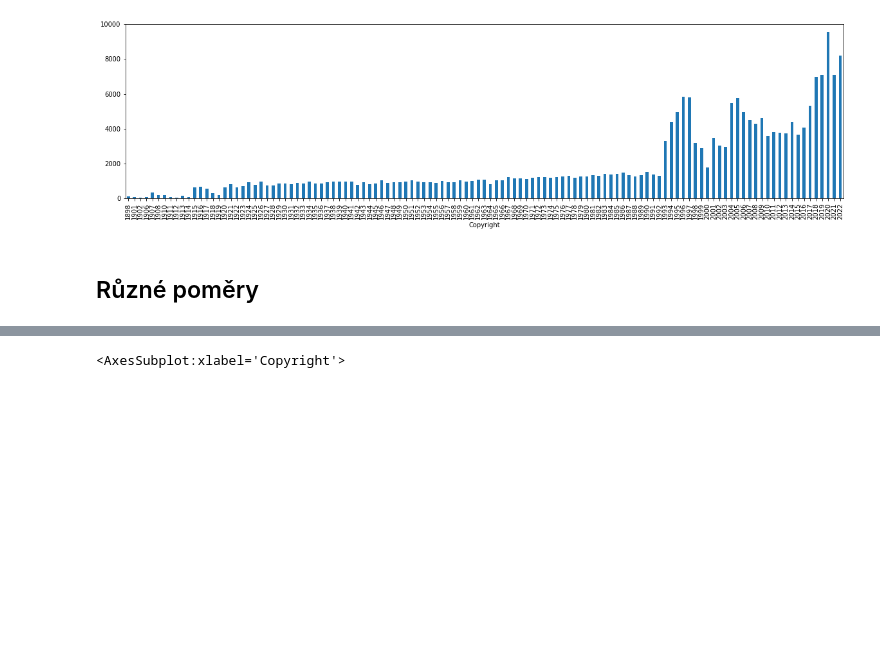
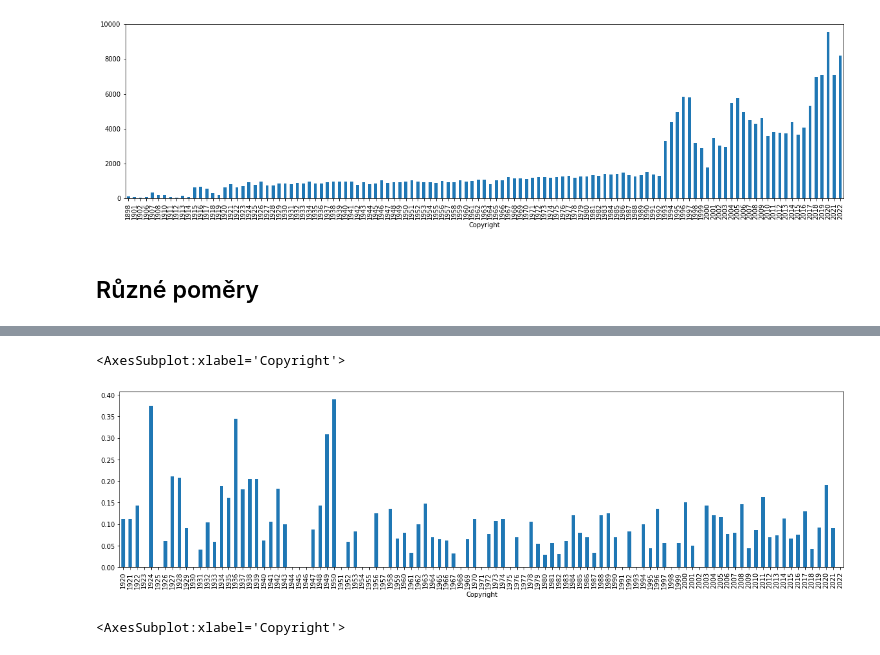
Before and after one commit to DataRozhlas/filmovy-prehled, a Jupyter notebook: 103 explorace obsahů a anotací.ipynb, the cells around one changed output, grey strips where cells are left out. Cells and saved outputs as stored; diff of their text form; code cells hidden in the pictures; blank space fills up the shorter version.

```diff
--- a/103 explorace obsahů a anotací.ipynb
+++ b/103 explorace obsahů a anotací.ipynb
@@ -178,3 +183,8 @@ def vobsahu(x):
+# %%
+vobsahu("továrn|průmysl|fabrik|fabric")
+# %% [output]
+<AxesSubplot:xlabel='Copyright'>
+[figure, added]
 # %%
 vobsahu("rozvod|rozved|rozved|rozvád")
 # %% [output]
```
Also changed, not shown: parts of 1 cell of this notebook, 8 other files.
